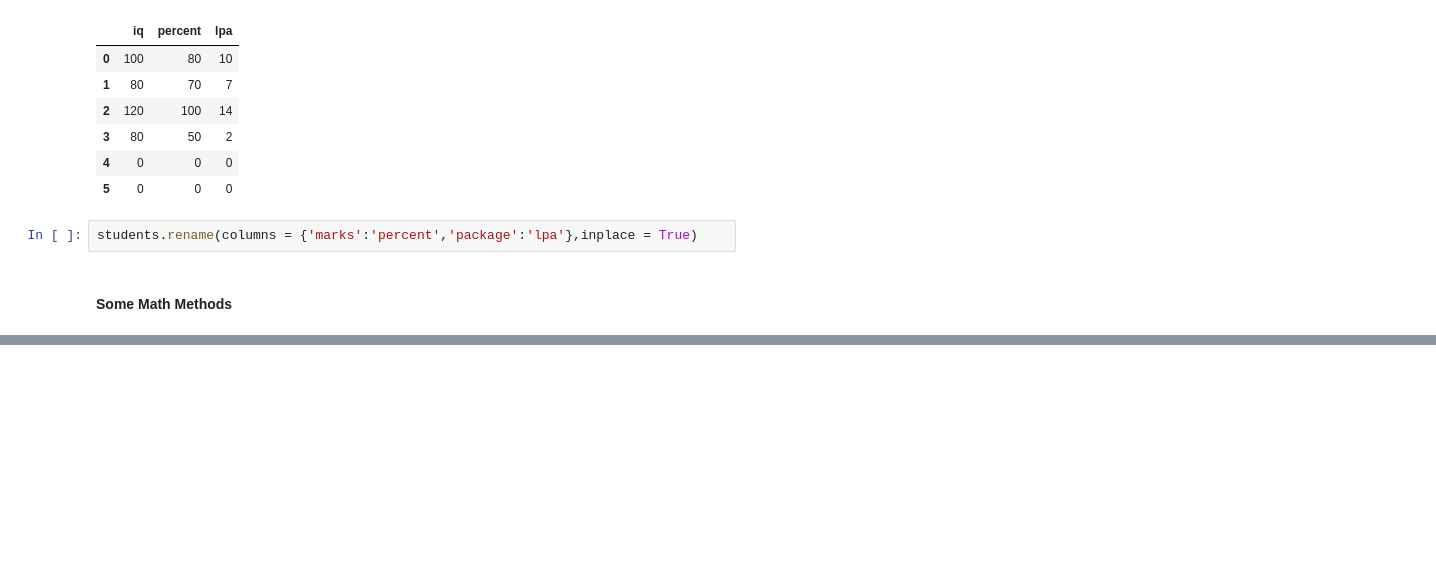
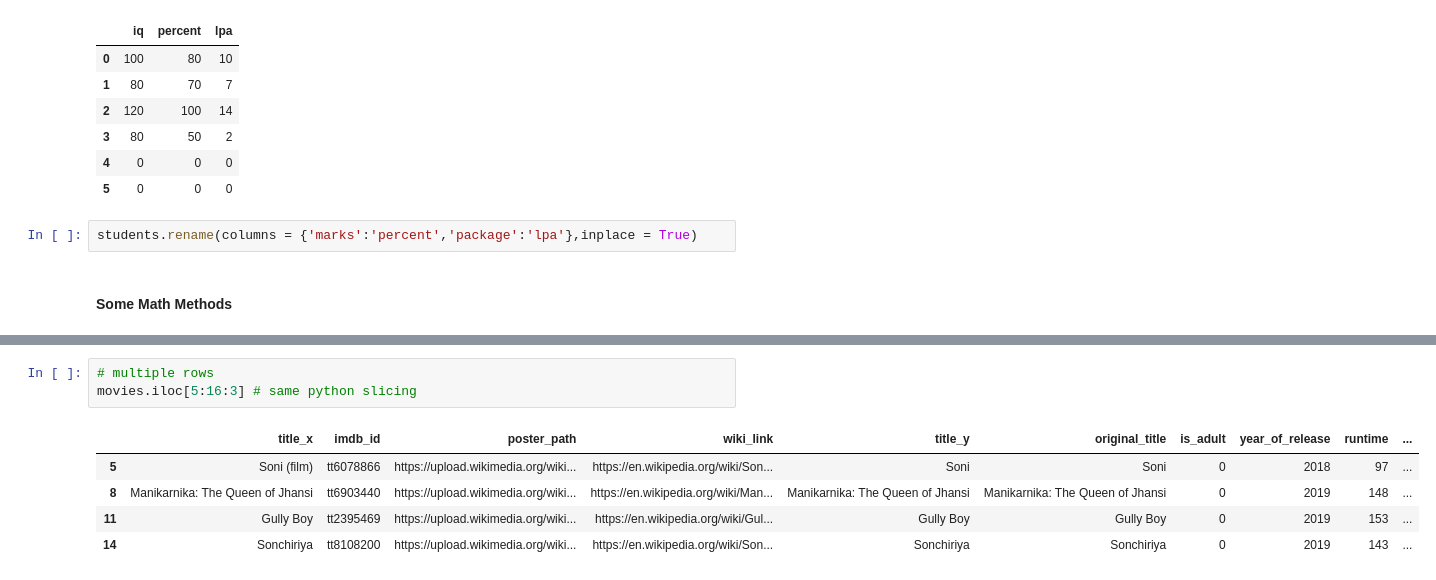
Before and after one commit to ShehrazSarwar/Python-Data-Analysis, a Jupyter notebook: Pandas DataFrame/Pandas_DataFrame.ipynb, the cells around one changed output, grey strips where cells are left out. Saved outputs shown, nothing was run; the diff lists cells and outputs as text; blank space fills up the shorter version.

```diff
--- a/Pandas DataFrame/Pandas_DataFrame.ipynb
+++ b/Pandas DataFrame/Pandas_DataFrame.ipynb
@@ -282,0 +418,9 @@ students.rename(columns = {'marks':'percent','package':'lpa'},inplace = True)
+# %%
+# multiple rows
+movies.iloc[5:16:3] # same python slicing
+# %% [output]
+|  | title_x | imdb_id | poster_path | wiki_link | title_y | original_title | is_adult | year_of_release | runtime | ... |
+| 5 | Soni (film) | tt6078866 | https://upload.wikimedia.org/wiki... | https://en.wikipedia.org/wiki/Son... | Soni | Soni | 0 | 2018 | 97 | ... |
+| 8 | Manikarnika: The Queen of Jhansi | tt6903440 | https://upload.wikimedia.org/wiki... | https://en.wikipedia.org/wiki/Man... | Manikarnika: The Queen of Jhansi | Manikarnika: The Queen of Jhansi | 0 | 2019 | 148 | ... |
+| 11 | Gully Boy | tt2395469 | https://upload.wikimedia.org/wiki... | https://en.wikipedia.org/wiki/Gul... | Gully Boy | Gully Boy | 0 | 2019 | 153 | ... |
+| 14 | Sonchiriya | tt8108200 | https://upload.wikimedia.org/wiki... | https://en.wikipedia.org/wiki/Son... | Sonchiriya | Sonchiriya | 0 | 2019 | 143 | ... |
```
Also changed, not shown: parts of 25 cells of this notebook.
